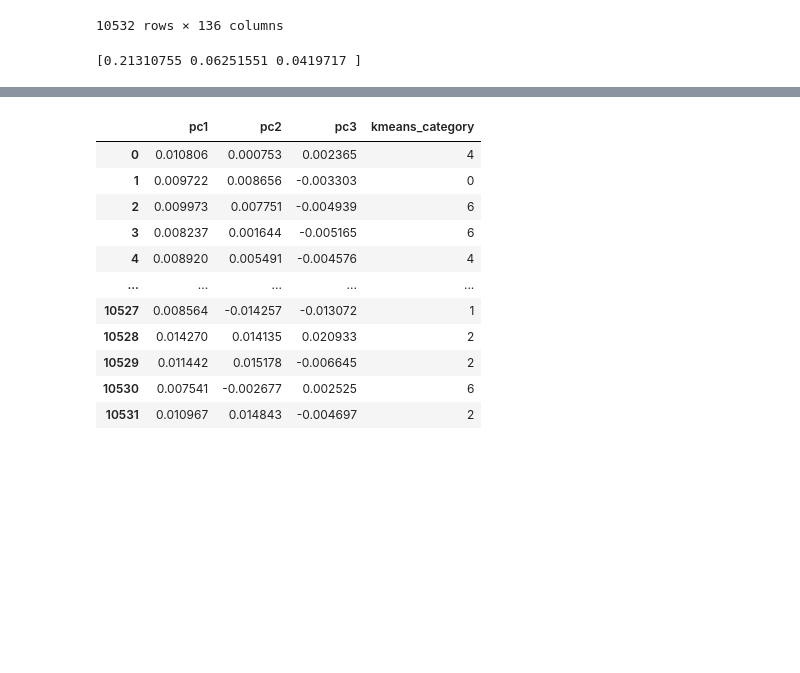
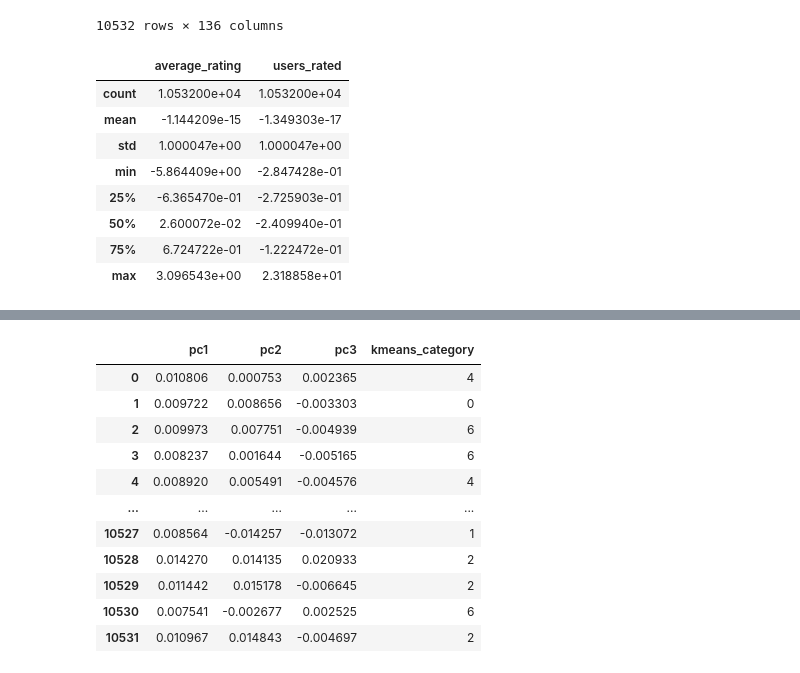
Before and after one commit to WraySmith/boardgame-explorer, a Jupyter notebook: networkgraph_testing/network_testing.ipynb, the cells around one changed output, grey strips where cells are left out. Cells and saved outputs as stored; diff of their text form; code cells hidden in the pictures; blank space fills up the shorter version.

```diff
--- a/networkgraph_testing/network_testing.ipynb
+++ b/networkgraph_testing/network_testing.ipynb
@@ -120,12 +123,3 @@ onehot_df
 | 10530 | -0.268862 | -0.226512 | -0.232699 | -0.089125 | -0.112227 | ... |
 | 10531 | -0.268862 | -0.226512 | -0.232699 | -0.089125 | -0.112227 | ... |
 10532 rows × 136 columns
-# %%
-# dimensionality reduction for plotting
-pca = PCA(n_components=3)
-# if df is not transposed appears to do dimensionality reduction on the incorrect axis
-# this seems pretty odd, not sure if what is being done here is correct
-pca_results = pca.fit(new_df.transpose())
-print(pca_results.explained_variance_ratio_)
-# %% [output]
-[0.21310755 0.06251551 0.0419717 ]
@@ -139,0 +126,12 @@ combined_output.columns = ['comp1', 'comp2', 'category', 'mechanic']
+# %%
+user_scaled.describe()
+# %% [output]
+|  | average_rating | users_rated |
+| count | 1.053200e+04 | 1.053200e+04 |
+| mean | -1.144209e-15 | -1.349303e-17 |
+| std | 1.000047e+00 | 1.000047e+00 |
+| min | -5.864409e+00 | -2.847428e-01 |
+| 25% | -6.365470e-01 | -2.725903e-01 |
+| 50% | 2.600072e-02 | -2.409940e-01 |
+| 75% | 6.724722e-01 | -1.222472e-01 |
+| max | 3.096543e+00 | 2.318858e+01 |
```
Also changed, not shown: parts of 15 cells of this notebook, 2 other files.
